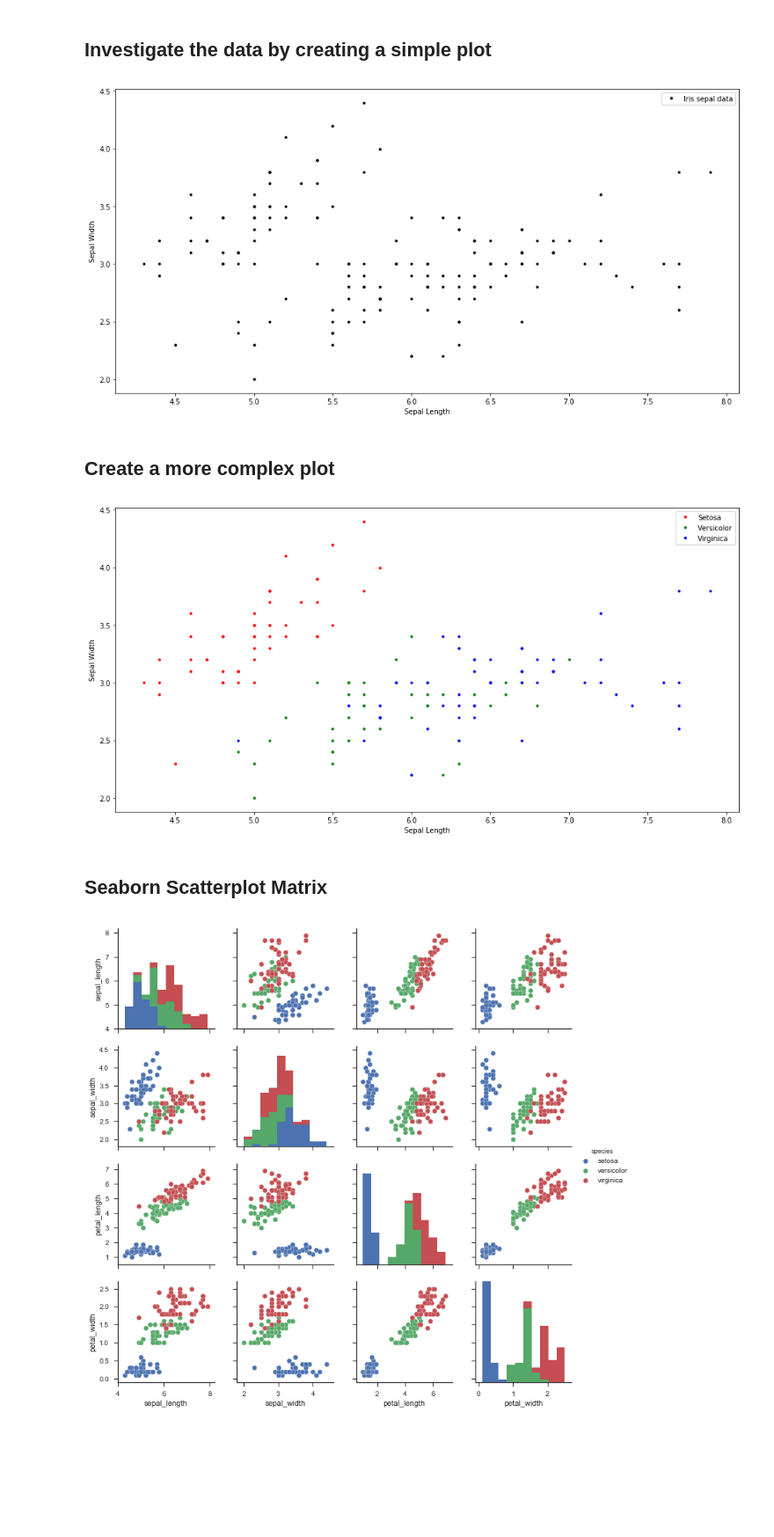
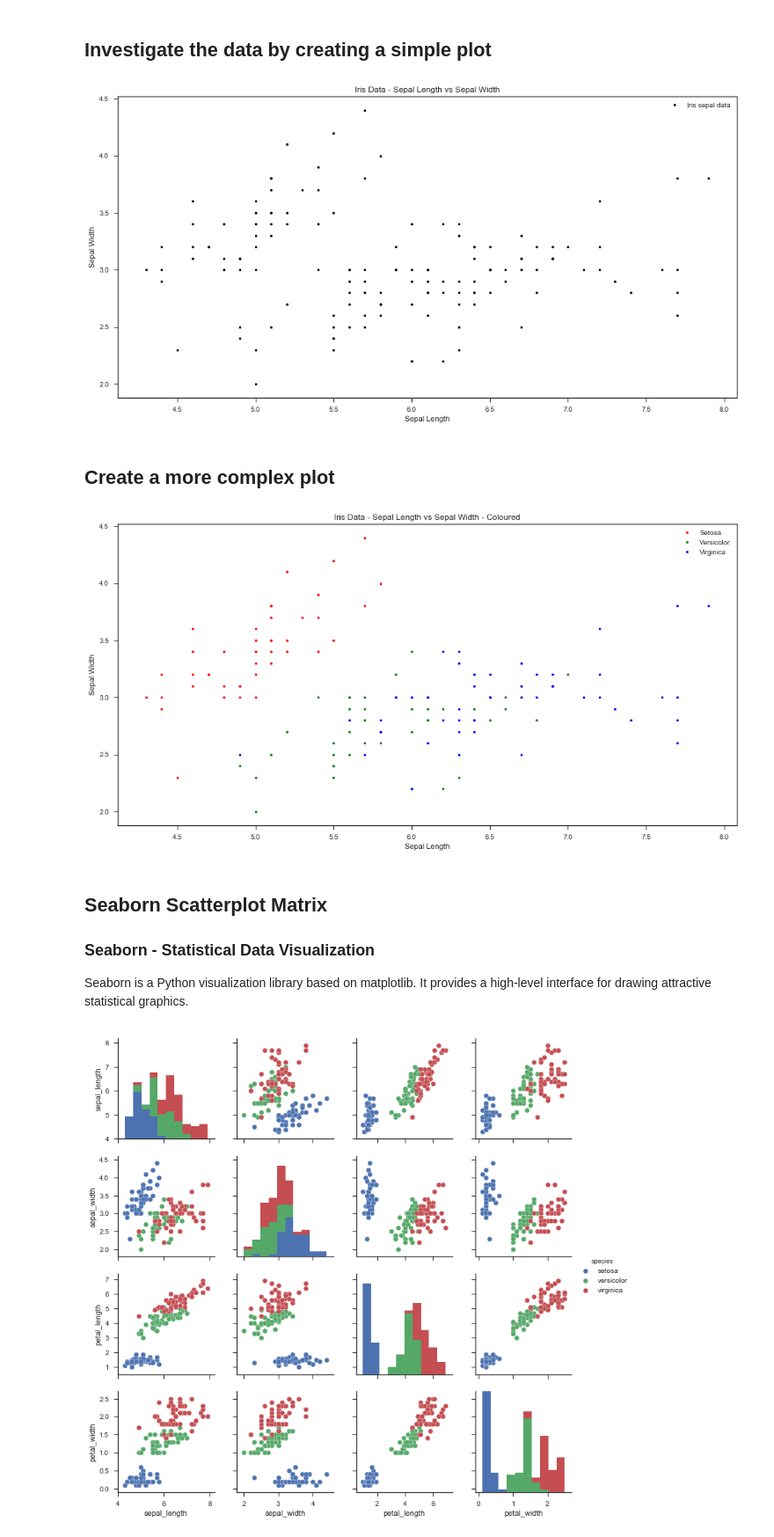
Before and after one commit to damiannolan/iris-data-set, a Jupyter notebook: iris-data-set.ipynb, the cells around one changed output. Shown: that part at 88% size. Cells and saved outputs as stored; diff of their text form; code cells hidden in the pictures; blank space fills up the shorter version.

```diff
--- a/iris-data-set.ipynb
+++ b/iris-data-set.ipynb
@@ -66,11 +68,12 @@ virginica = np.genfromtxt('iris-data-set.csv', delimiter=',', skip_header=101, m
 # %%
 pl.plot(sepal_length, sepal_width, 'k.', label='Iris sepal data')
 pl.xlabel('Sepal Length')
 pl.ylabel('Sepal Width')
+pl.title('Iris Data - Sepal Length vs Sepal Width')
 pl.legend()
 pl.show()
 # %% [output]
-[figure, old version]
+[figure, new version]
 # %% [markdown]
 ## Create a more complex plot
 # %%
@@ -80,12 +83,17 @@ pl.plot(sepal_length[50:100:1], sepal_width[50:100:1], 'g.', label='Versicolor')
 pl.plot(sepal_length[100:150:1], sepal_width[100:150:1], 'b.', label='Virginica')
 pl.xlabel('Sepal Length')
 pl.ylabel('Sepal Width')
+pl.title('Iris Data - Sepal Length vs Sepal Width - Coloured')
 pl.legend()
 pl.show()
 # %% [output]
-[figure, old version]
+[figure, new version]
-# %% [markdown]
-## Seaborn Scatterplot Matrix
+# %% [markdown]
+## Seaborn Scatterplot Matrix
+
+### Seaborn - Statistical Data Visualization
+
+Seaborn is a Python visualization library based on matplotlib. It provides a high-level interface for drawing attractive statistical graphics.
 # %%
 # https://www.datacamp.com/community/tutorials/seaborn-python-tutorial#load
 import seaborn as sns
```
Also changed, not shown: parts of 2 cells of this notebook.
